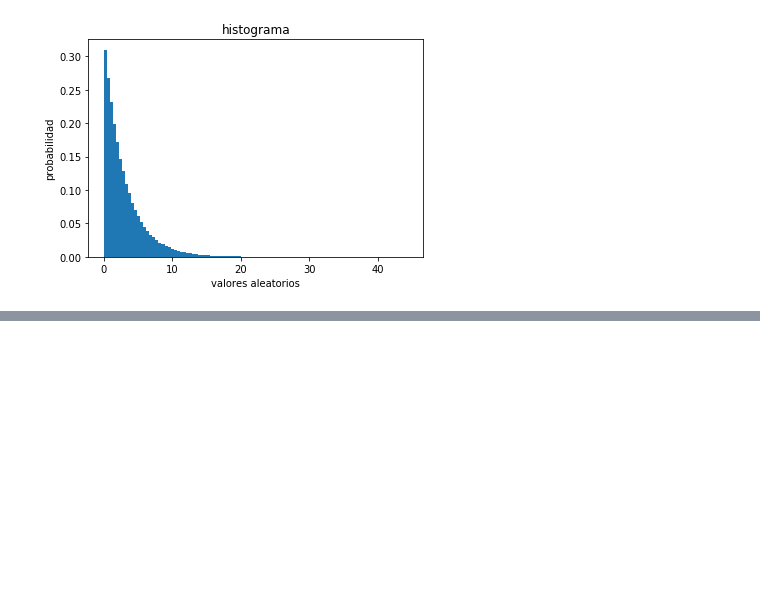
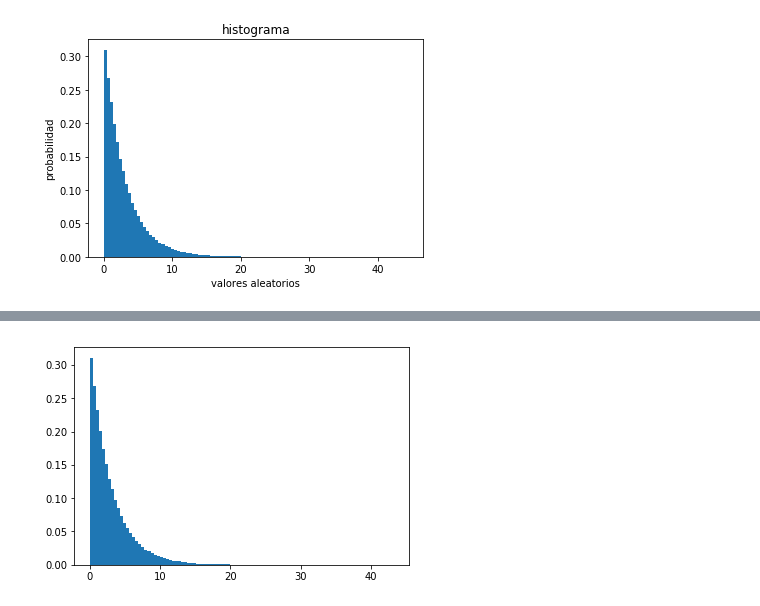
Before and after one commit to luiscuma25/SimulacionProcesosFinancieros2018-I, a Jupyter notebook: TEMA-2/Clase8_GenDistribucionProbabilidad.ipynb, the cells around one changed output, grey strips where cells are left out. Saved outputs shown, nothing was run; the diff lists cells and outputs as text; code cells hidden in the pictures; blank space fills up the shorter version.

```diff
--- a/TEMA-2/Clase8_GenDistribucionProbabilidad.ipynb
+++ b/TEMA-2/Clase8_GenDistribucionProbabilidad.ipynb
@@ -1,3 +1,6 @@
+# %%
+def D_exponential(b,N):
+    return np.log(np.random.random(N))/(-1/b)
 # %%
 import numpy as np
 import matplotlib.pyplot as plt
@@ -33,0 +52,8 @@ plt.show()
+# %%
+def D_erlang(mu,k):
+
+e = D_exponential(b,N)
+plt.hist(e,100,normed=True)
+plt.show()
+# %% [output]
+[figure, added]
```
Also changed, not shown: parts of 2 cells of this notebook.
